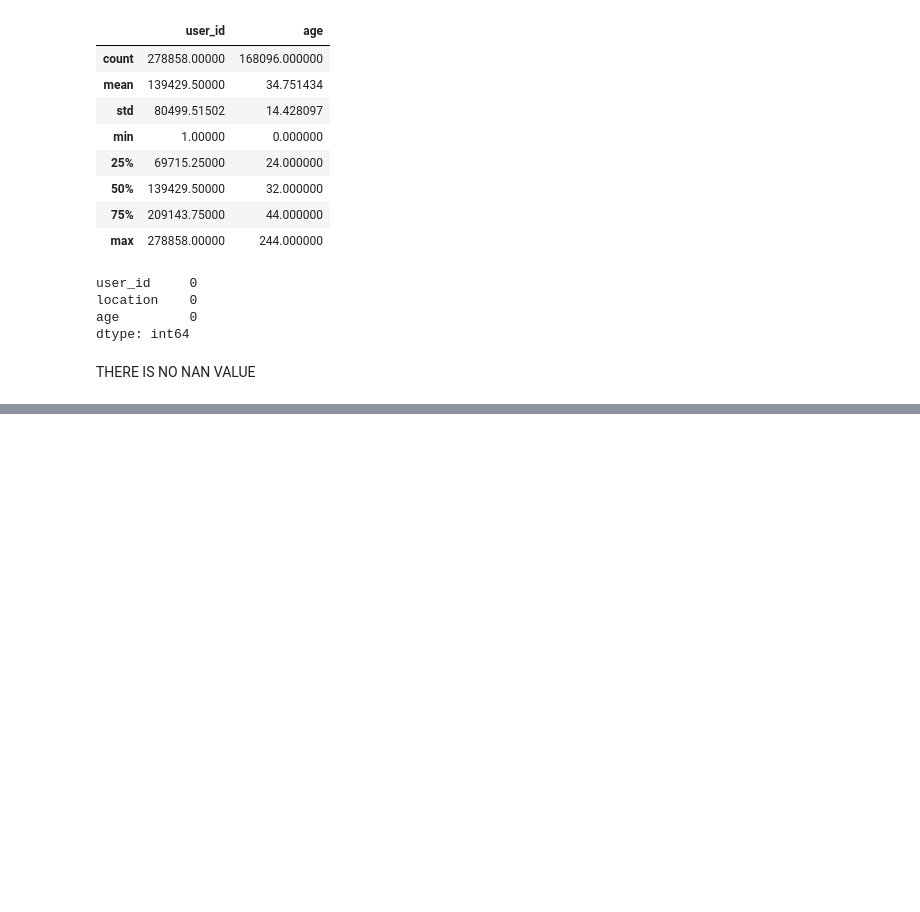
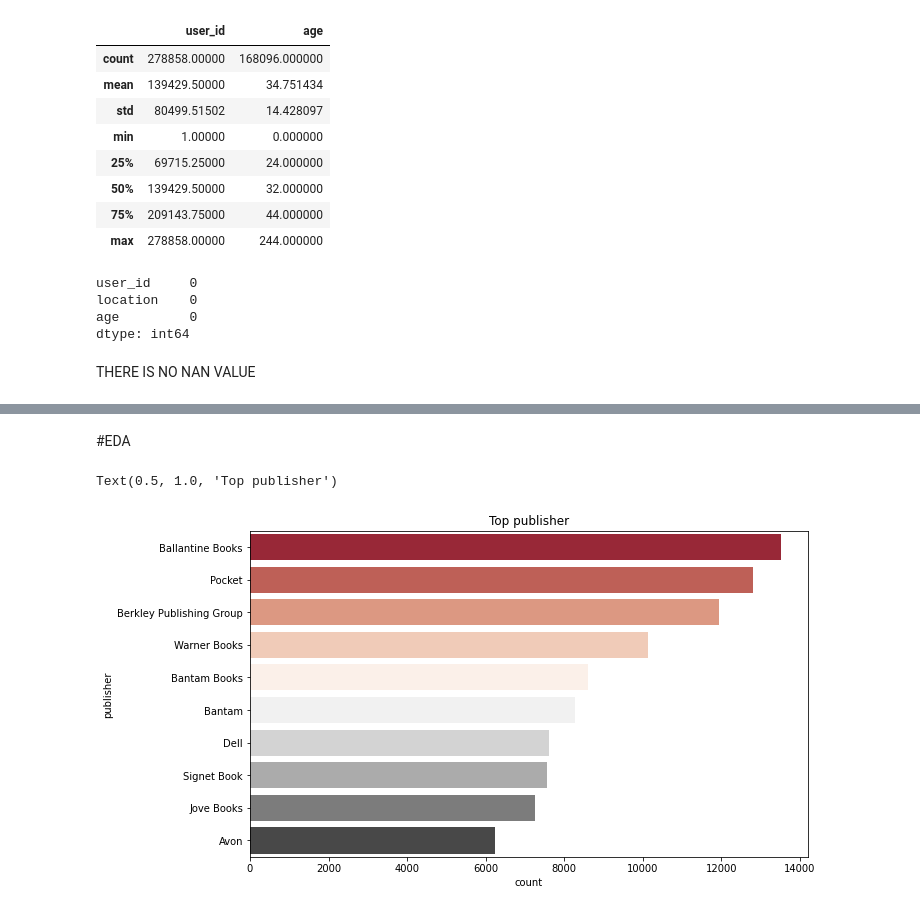
Before and after one commit to deepali2062/-Book_Recommender_System, a Jupyter notebook: Book_Recommender_System.ipynb, the cells around one changed output, grey strips where cells are left out. Cells and saved outputs as stored; diff of their text form; code cells hidden in the pictures; blank space fills up the shorter version.

```diff
--- a/Book_Recommender_System.ipynb
+++ b/Book_Recommender_System.ipynb
@@ -198,0 +357,3 @@ Name: author, Length: 102023, dtype: int64
+# %%
+number_rating.rename(columns={'bookrating':'number of ratings'},inplace=True)
+number_rating
@@ -198,0 +374,3 @@ Name: author, Length: 102023, dtype: int64
+# %%
+final_rating=ratings_with_books.merge(number_rating,on='title')
+final_rating.head(1)
@@ -198,0 +397,3 @@ Name: author, Length: 102023, dtype: int64
+# %%
+final_rating=final_rating[final_rating['number of ratings']>=20]
+final_rating
@@ -198,0 +414,3 @@ Name: author, Length: 102023, dtype: int64
+# %%
+#Removing Duplicates
+final_rating.drop_duplicates(['user_id','title'],inplace=True)
@@ -198,0 +436,10 @@ Name: author, Length: 102023, dtype: int64
+# %% [markdown]
+#EDA
+# %%
+#Top 10 Publisher
+plt.figure(figsize=(10,6))
+sns.countplot(y='publisher',data=final_rating,order=pd.value_counts(final_rating['publisher']).iloc[:10].index,palette='RdGy',)
+plt.title('Top publisher')
+# %% [output]
+Text(0.5, 1.0, 'Top publisher')
+[figure, added]
```
Also changed, not shown: parts of 58 cells of this notebook.
